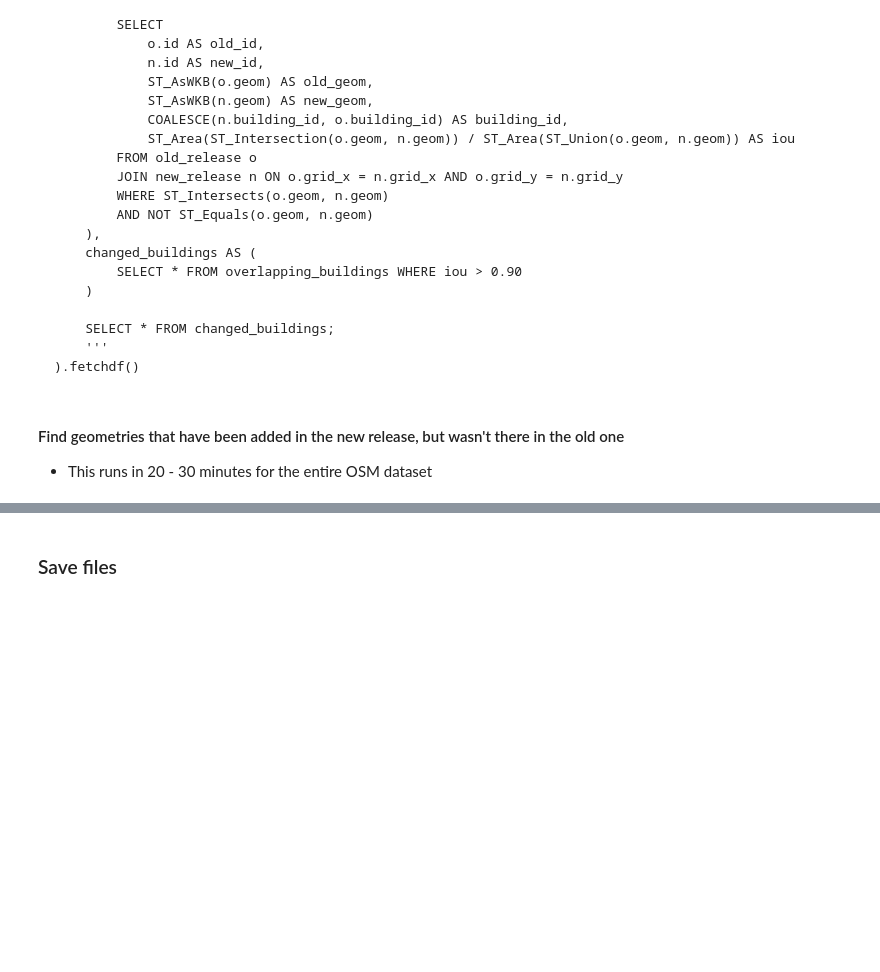
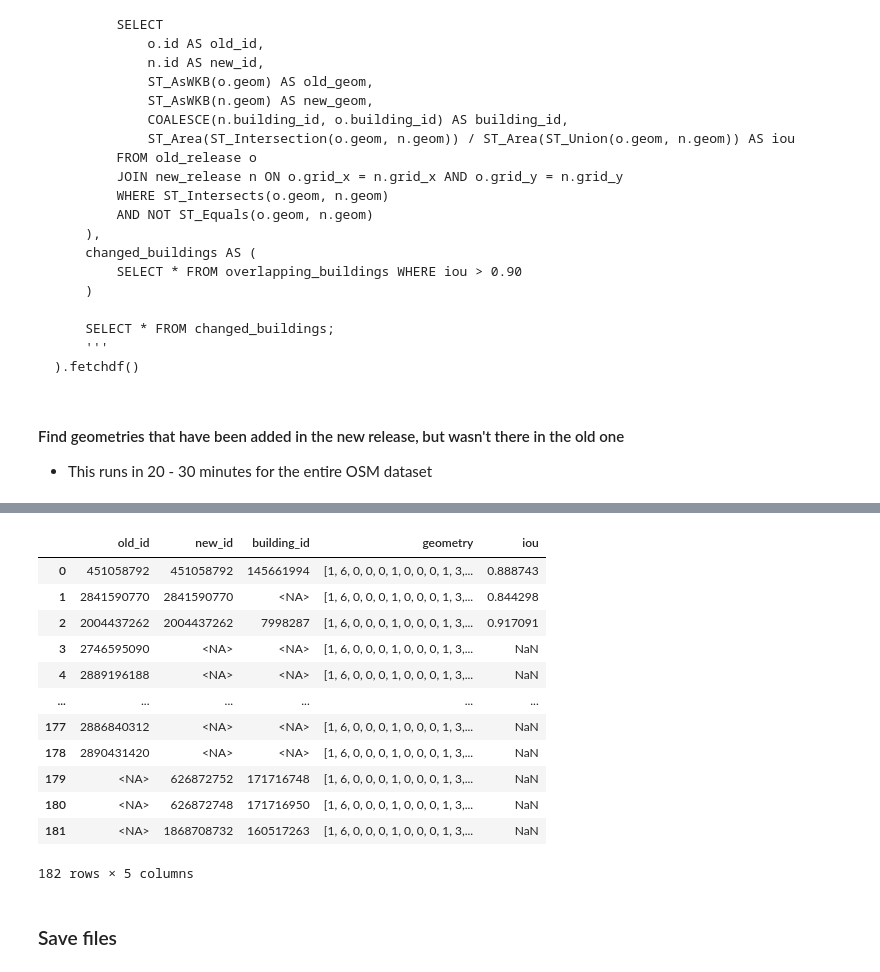
Before and after one commit to kartAI/doppa-data, a Jupyter notebook: src/presentation/notebooks/04-1-conflation-same-source-search.ipynb, the cells around one changed output, grey strips where cells are left out. Drawn from its saved outputs; the diff is of its cells as text; code cells hidden in the pictures; blank space fills up the shorter version.

```diff
--- a/src/presentation/notebooks/04-1-conflation-same-source-search.ipynb
+++ b/src/presentation/notebooks/04-1-conflation-same-source-search.ipynb
@@ -306,3 +408,21 @@ Number of new buildings added: 73
+# %%
+df = db.execute(query).fetchdf()
+# %%
+df
+# %% [output]
+|  | old_id | new_id | building_id | geometry | iou |
+| 0 | 451058792 | 451058792 | 145661994 | [1, 6, 0, 0, 0, 1, 0, 0, 0, 1, 3,... | 0.888743 |
+| 1 | 2841590770 | 2841590770 | <NA> | [1, 6, 0, 0, 0, 1, 0, 0, 0, 1, 3,... | 0.844298 |
+| 2 | 2004437262 | 2004437262 | 7998287 | [1, 6, 0, 0, 0, 1, 0, 0, 0, 1, 3,... | 0.917091 |
+| 3 | 2746595090 | <NA> | <NA> | [1, 6, 0, 0, 0, 1, 0, 0, 0, 1, 3,... | NaN |
+| 4 | 2889196188 | <NA> | <NA> | [1, 6, 0, 0, 0, 1, 0, 0, 0, 1, 3,... | NaN |
+| ... | ... | ... | ... | ... | ... |
+| 177 | 2886840312 | <NA> | <NA> | [1, 6, 0, 0, 0, 1, 0, 0, 0, 1, 3,... | NaN |
+| 178 | 2890431420 | <NA> | <NA> | [1, 6, 0, 0, 0, 1, 0, 0, 0, 1, 3,... | NaN |
+| 179 | <NA> | 626872752 | 171716748 | [1, 6, 0, 0, 0, 1, 0, 0, 0, 1, 3,... | NaN |
+| 180 | <NA> | 626872748 | 171716950 | [1, 6, 0, 0, 0, 1, 0, 0, 0, 1, 3,... | NaN |
+| 181 | <NA> | 1868708732 | 160517263 | [1, 6, 0, 0, 0, 1, 0, 0, 0, 1, 3,... | NaN |
+182 rows × 5 columns
 # %% [markdown]
 ### Save files
 # %%
```
Also changed, not shown: parts of 12 cells of this notebook.
